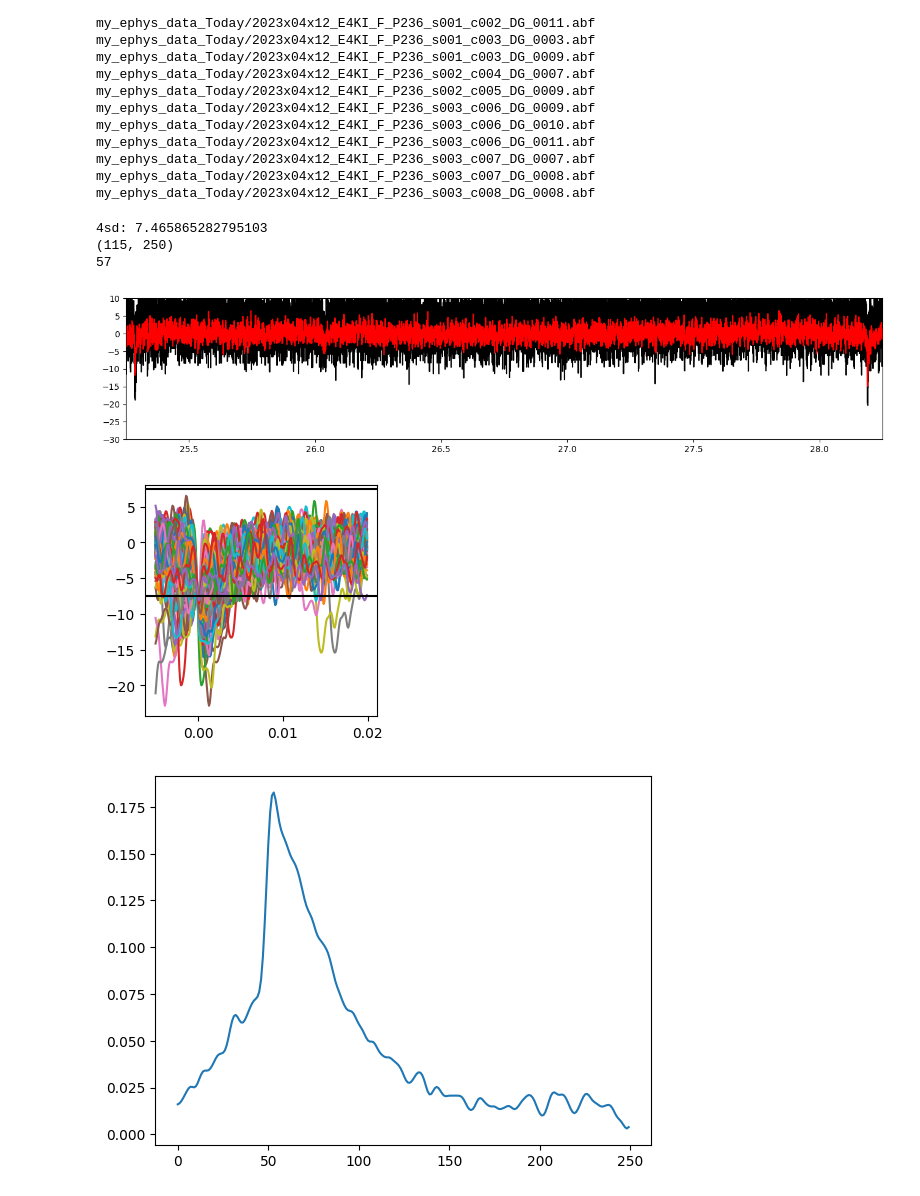
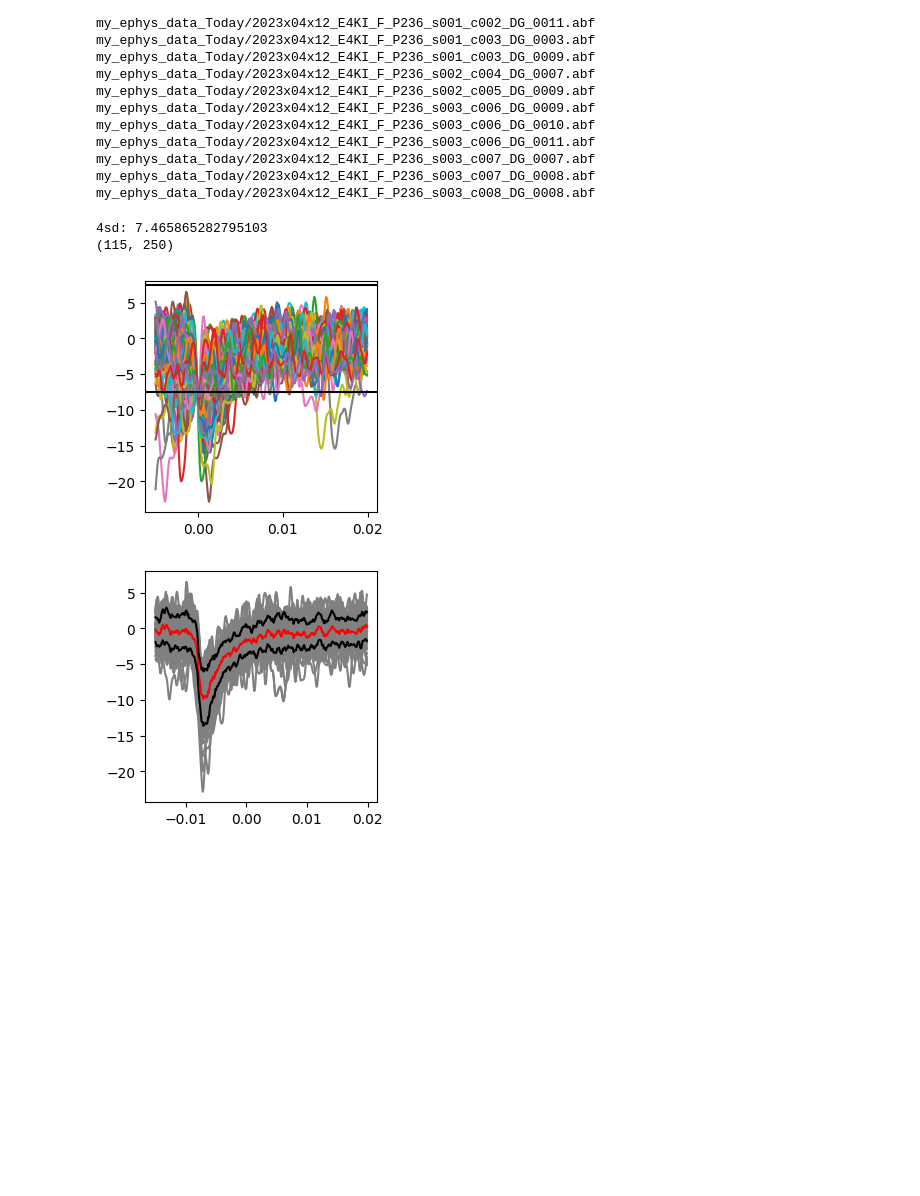
Before and after one commit to dtabuena/EphysLib, a Jupyter notebook: Synapse.ipynb, the cells around one changed output. Cells and saved outputs as stored; diff of their text form; code cells hidden in the pictures; blank space fills up the shorter version.

```diff
--- a/Synapse.ipynb
+++ b/Synapse.ipynb
@@ -199,9 +199,9 @@ def filter_for_PSCs(abf, lowcut, highcut,):
     response_f1 = butter_bandpass_filter(response, lowcut, highcut, fs  )
     response_f2 = butter_bandpass_filter(response, .01, 5000, fs  )
 
-    fig,ax = plt.subplots(1,figsize=[16,3])
-    ax.plot(time,response_f2,'k')
-    ax.plot(time,response_f1,'r')
+    # fig,ax = plt.subplots(1,figsize=[16,3])
+    # ax.plot(time,response_f2,'k')
+    # ax.plot(time,response_f1,'r')
     x0 = np.random.choice(time,1)
     x0 = 25.25
     dur = 3
@@ -250,13 +250,13 @@ def make_template(stack_np):
     u, s, vh = sc.sparse.linalg.svds(stack_np,k=1)
     stack_reduced = u @ np.diag(s) @ vh
     template = vh.T.flatten()
-    fig,ax = plt.subplots()
-    ax.plot(template)
+    # fig,ax = plt.subplots()
+    # ax.plot(template)
     return template, template/np.sum(template)
 
 
 def search_for_template(trace, template,corr_thresh=3,window=[-0.015,0.02]):
-    fig,ax = plt.subplots()
+    fig,ax = plt.subplots(1,figsize=[3,3])
     corr = np.correlate(trace , template, mode='same')
     is_corr_event = corr>corr_thresh
     is_corr_event = np.diff(is_corr_event,prepend=0)>0
@@ -289,34 +289,32 @@ def window_stack(trace,ind_range,inds):
 
         try:
             i_trace = trace[indx_wind]
             # ax.plot(window,i_trace,'grey')
             stack.append(i_trace)
         except: None
     stack = np.stack(stack)
     return stack
 
 
 to_plot= True
 abf=abf_or_name('my_ephys_data_Today/2023x04x12_E4KI_F_P236_s001_c001_DG_0007.abf')
 
 
 time = abf.sweepX
 response = abf.sweepY
 holding = abf.sweepC
 fs=abf.sampleRate
 
 
 
 
 
 response_f1 = filter_for_PSCs(abf, lowcut = .5, highcut = 1000)
 stack_np = find_events(response_f1,fs, sd_thresh = 4,cool_down_time = 0.005 , to_plot= True)
 _,template = make_template(stack_np)
 res = search_for_template(response_f1, -template, corr_thresh=3)
 # %% [output]
 4sd: 7.465865282795103
 (115, 250)
-57
-[figure, old version]
+[figure, new version]
-[figure, old version]
+[figure, new version]
-[figure, removed]
```
Also changed, not shown: parts of 1 cell of this notebook.
